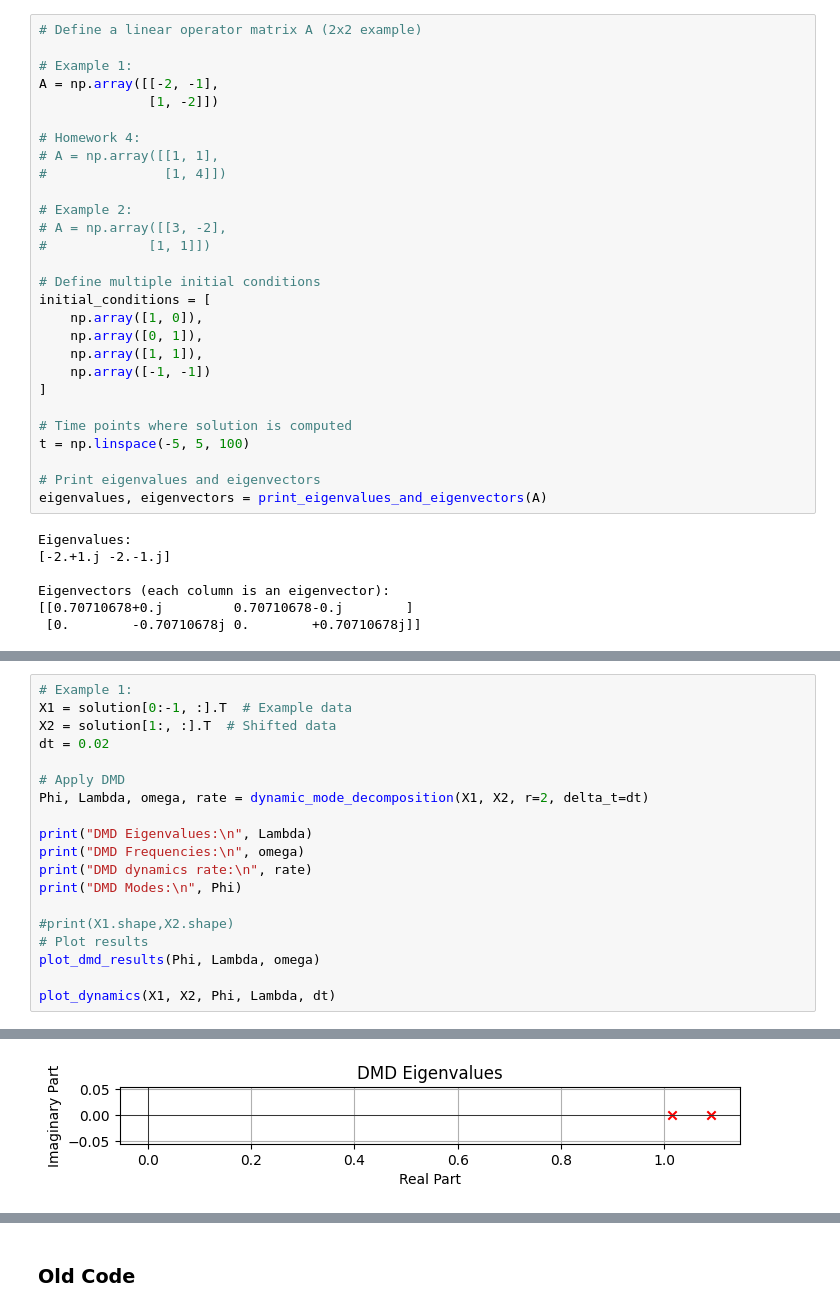
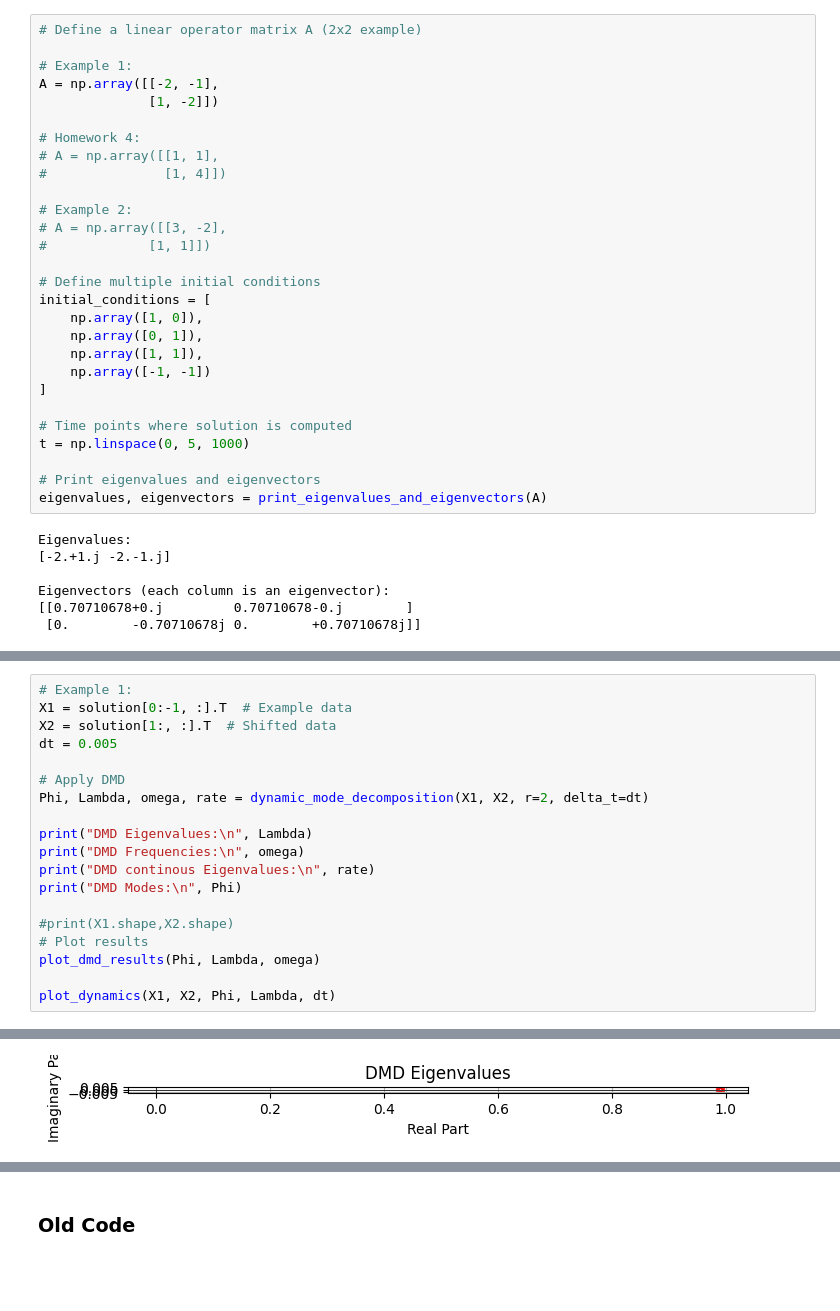
Before and after one commit to KulkarniHrishikesh/PyDMD, a Jupyter notebook: DMD.ipynb, the cells around one changed output, grey strips where cells are left out. Saved outputs shown, nothing was run; the diff lists cells and outputs as text; blank space fills up the shorter version.

```diff
--- a/DMD.ipynb
+++ b/DMD.ipynb
@@ -271,7 +273,7 @@ initial_conditions = [
 ]
 
 # Time points where solution is computed
-t = np.linspace(-5, 5, 100)
+t = np.linspace(0, 5, 1000)
 
 # Print eigenvalues and eigenvectors
 eigenvalues, eigenvectors = print_eigenvalues_and_eigenvectors(A)
@@ -334,14 +336,14 @@ plt.show()
 # Example 1:
 X1 = solution[0:-1, :].T  # Example data
 X2 = solution[1:, :].T  # Shifted data
-dt = 0.02
+dt = 0.005
 
 # Apply DMD
 Phi, Lambda, omega, rate = dynamic_mode_decomposition(X1, X2, r=2, delta_t=dt)
 
 print("DMD Eigenvalues:\n", Lambda)
 print("DMD Frequencies:\n", omega)
-print("DMD dynamics rate:\n", rate)
+print("DMD continous Eigenvalues:\n", rate)
 print("DMD Modes:\n", Phi)
 
 #print(X1.shape,X2.shape)
@@ -363 +365 @@ DMD Modes:
-[figure, old version]
+[figure, new version]
```
Also changed, not shown: parts of 7 cells of this notebook.
